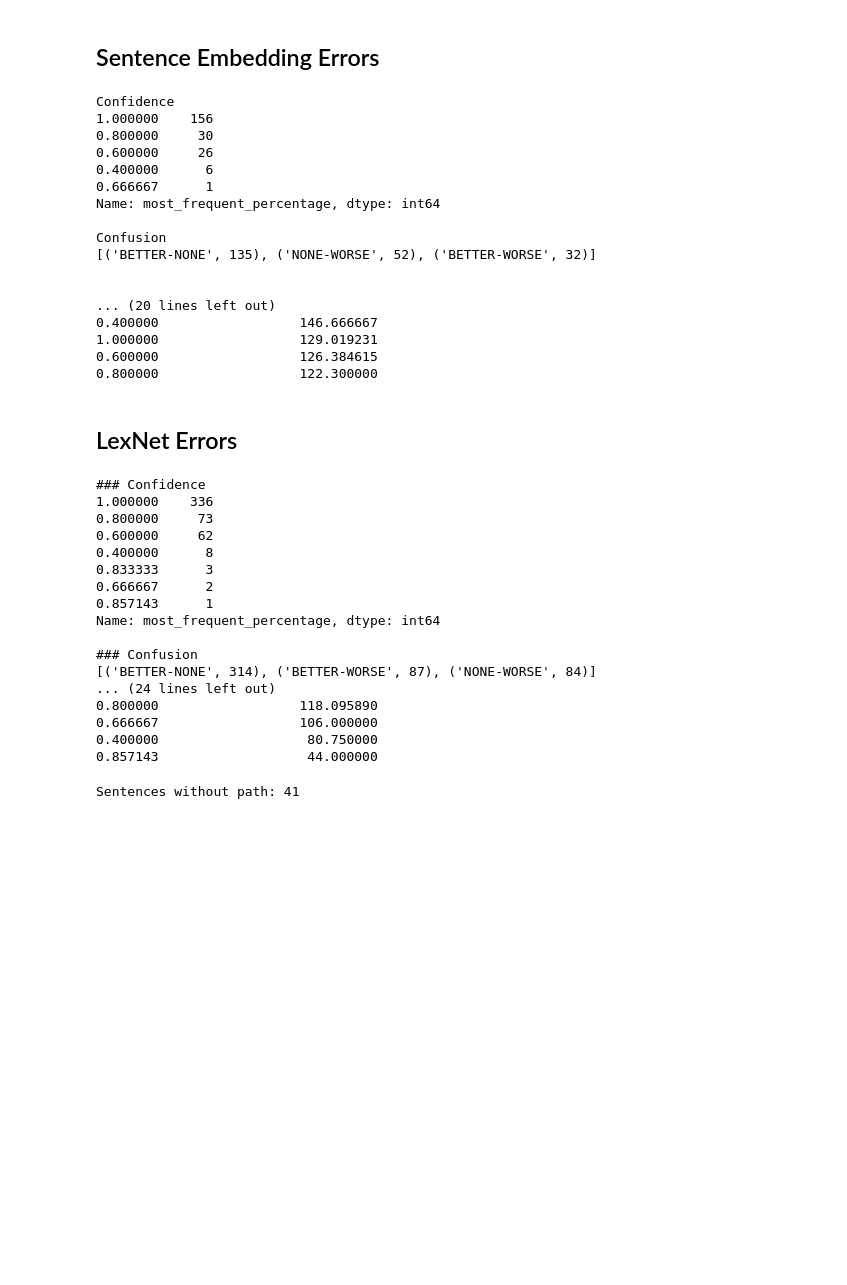
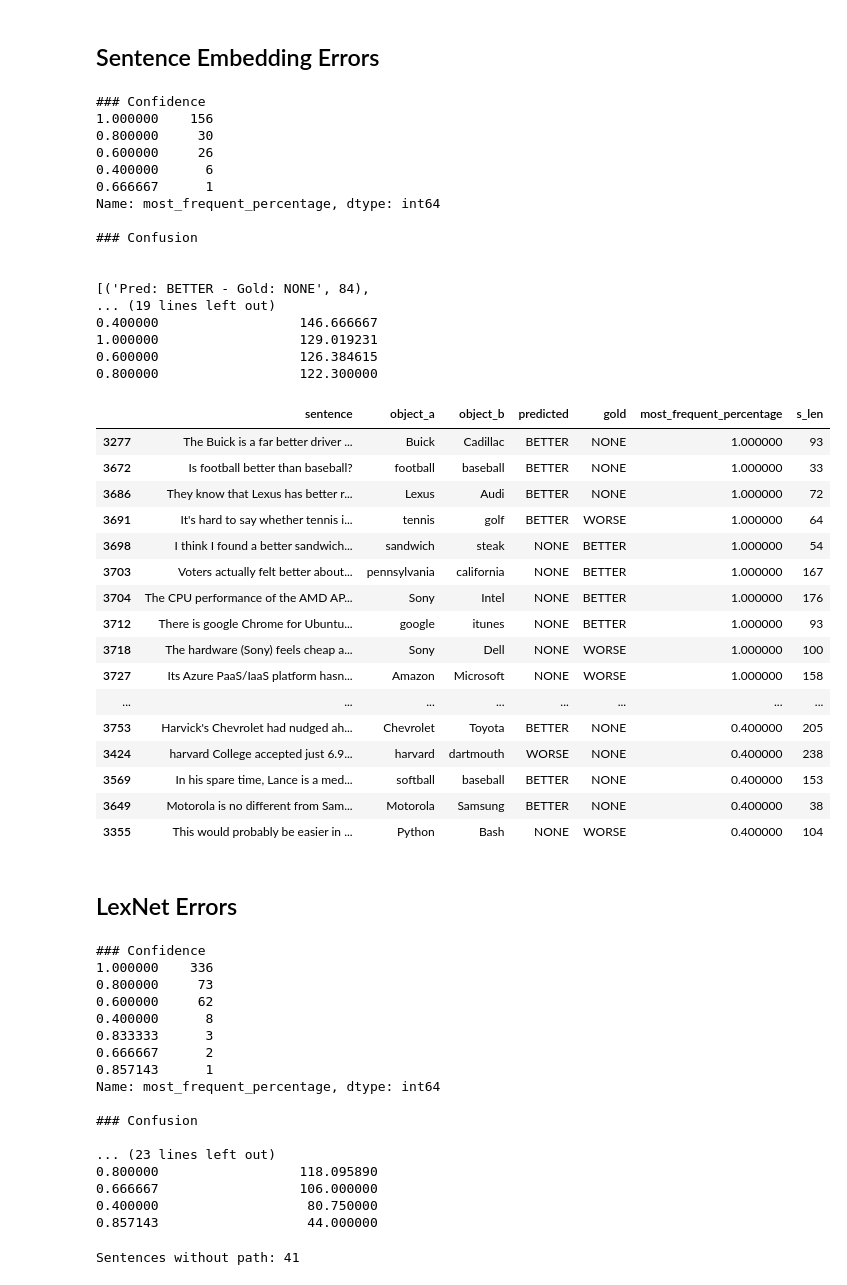
Before and after one commit to uhh-lt/comparative, a Jupyter notebook: Classification/error analysis/errors_3_classes/error_analysis_3.ipynb, the cells around one changed output. Saved outputs shown, nothing was run; the diff lists cells and outputs as text; code cells hidden in the pictures; blank space fills up the shorter version.

```diff
--- a/Classification/error analysis/errors_3_classes/error_analysis_3.ipynb
+++ b/Classification/error analysis/errors_3_classes/error_analysis_3.ipynb
@@ -28,7 +28,7 @@ se = se.join(conf,rsuffix="_r")[df_cols]
 # all errors for the lexnet feature
 lex = data[data.caption == 'middle_paths_unrestricted_16']
 #lex.set_index('id')
-#lex = lex.join(conf,rsuffix="_r")[df_cols]
+lex = lex.join(conf,rsuffix="_r")[df_cols]
 print(len(lex))
 # %% [output]
 1055
@@ -95,8 +93,9 @@ def analyze_errors(df):
 ## Sentence Embedding Errors
 # %%
 analyze_errors(se_unique)
+se_unique.to_csv('3_se.csv')
 # %% [output]
-Confidence
+### Confidence
 1.000000    156
 0.800000     30
 0.600000     26
@@ -104,21 +103,40 @@ Confidence
 0.666667      1
 Name: most_frequent_percentage, dtype: int64
 
-Confusion
-[('BETTER-NONE', 135), ('NONE-WORSE', 52), ('BETTER-WORSE', 32)]
+### Confusion
 
 
-... (20 lines left out)
+[('Pred: BETTER - Gold: NONE', 84),
+... (19 lines left out)
 0.400000                  146.666667
 1.000000                  129.019231
 0.600000                  126.384615
 0.800000                  122.300000
 # %%
-#se_unique.sort_values('most_frequent_percentage',ascending=False).drop(columns=['caption','origin','id'])
+se_unique.sort_values('most_frequent_percentage',ascending=False).drop(columns=['caption','origin','id'])
+# %% [output]
+|  | sentence | object_a | object_b | predicted | gold | most_frequent_percentage | s_len |
+| 3277 | The Buick is a far better driver ... | Buick | Cadillac | BETTER | NONE | 1.000000 | 93 |
+| 3672 | Is football better than baseball? | football | baseball | BETTER | NONE | 1.000000 | 33 |
+| 3686 | They know that Lexus has better r... | Lexus | Audi | BETTER | NONE | 1.000000 | 72 |
+| 3691 | It's hard to say whether tennis i... | tennis | golf | BETTER | WORSE | 1.000000 | 64 |
+| 3698 | I think I found a better sandwich... | sandwich | steak | NONE | BETTER | 1.000000 | 54 |
+| 3703 | Voters actually felt better about... | pennsylvania | california | NONE | BETTER | 1.000000 | 167 |
+| 3704 | The CPU performance of the AMD AP... | Sony | Intel | NONE | BETTER | 1.000000 | 176 |
+| 3712 | There is google Chrome for Ubuntu... | google | itunes | NONE | BETTER | 1.000000 | 93 |
+| 3718 | The hardware (Sony) feels cheap a... | Sony | Dell | NONE | WORSE | 1.000000 | 100 |
+| 3727 | Its Azure PaaS/IaaS platform hasn... | Amazon | Microsoft | NONE | WORSE | 1.000000 | 158 |
+| ... | ... | ... | ... | ... | ... | ... | ... |
+| 3753 | Harvick's Chevrolet had nudged ah... | Chevrolet | Toyota | BETTER | NONE | 0.400000 | 205 |
+| 3424 | harvard College accepted just 6.9... | harvard | dartmouth | WORSE | NONE | 0.400000 | 238 |
+| 3569 | In his spare time, Lance is a med... | softball | baseball | BETTER | NONE | 0.400000 | 153 |
+| 3649 | Motorola is no different from Sam... | Motorola | Samsung | BETTER | NONE | 0.400000 | 38 |
+| 3355 | This would probably be easier in ... | Python | Bash | NONE | WORSE | 0.400000 | 104 |
 # %% [markdown]
 ## LexNet Errors
 # %%
 analyze_errors(lex_unique)
+lex_unique.to_csv('3_lex.csv')
 # %% [output]
 ### Confidence
 1.000000    336
@@ -131,8 +149,8 @@ analyze_errors(lex_unique)
 Name: most_frequent_percentage, dtype: int64
 
 ### Confusion
-[('BETTER-NONE', 314), ('BETTER-WORSE', 87), ('NONE-WORSE', 84)]
-... (24 lines left out)
+
+... (23 lines left out)
 0.800000                  118.095890
 0.666667                  106.000000
 0.400000                   80.750000
```
Also changed, not shown: parts of 7 cells of this notebook, 7 other files.
